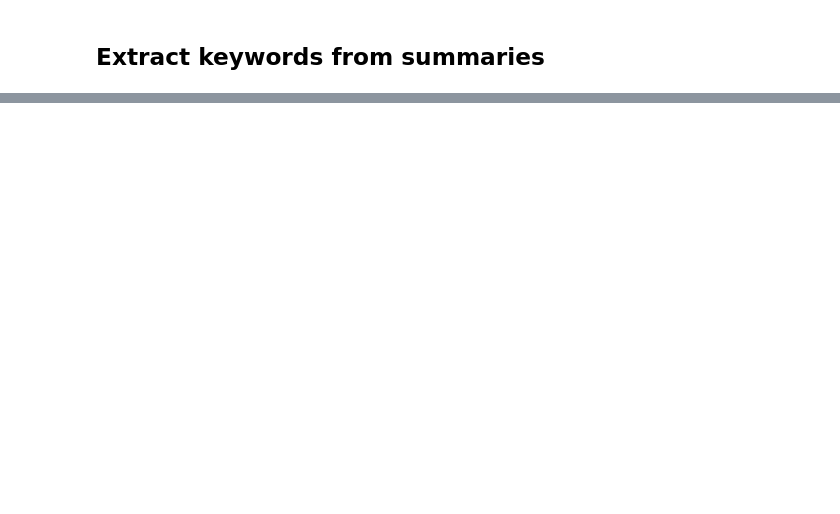
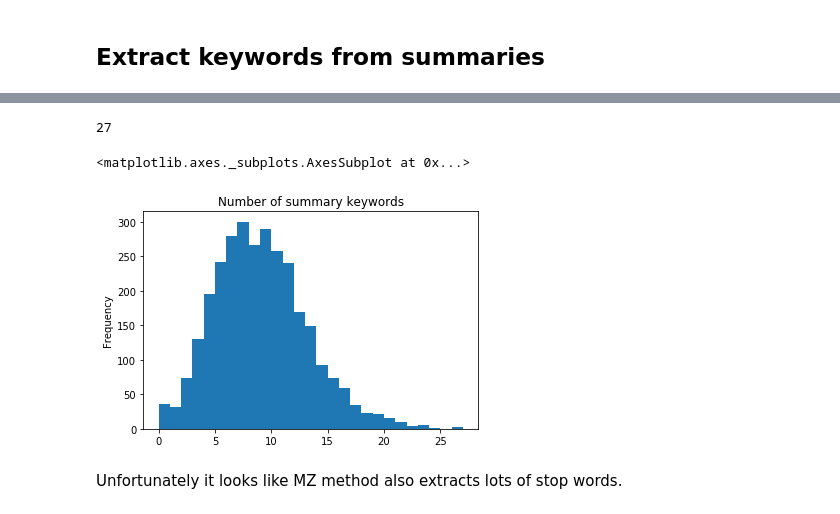
Before and after one commit to lambdaofgod/examples-counterexamples, a Jupyter notebook: notebooks/Arxiv Text Mining.ipynb, the cells around one changed output, grey strips where cells are left out. Cells and saved outputs as stored; diff of their text form; code cells hidden in the pictures; blank space fills up the shorter version.

```diff
--- a/notebooks/Arxiv Text Mining.ipynb
+++ b/notebooks/Arxiv Text Mining.ipynb
@@ -145,0 +176,4 @@ article_keyword_lengths.plot.hist(bins=article_keyword_lengths.max(), title='Num
+# %%
+%%time
+
+articles_df['mz_summary_keywords'] = pd.Series(list(map_parallel(extract_mz_keywords, articles_df['summary'])))
@@ -145,0 +183,11 @@ article_keyword_lengths.plot.hist(bins=article_keyword_lengths.max(), title='Num
+# %%
+articles_df['mz_summary_keywords'].apply(len).max()
+# %% [output]
+27
+# %%
+articles_df['mz_summary_keywords'].apply(len).plot.hist(bins=articles_df['mz_summary_keywords'].apply(len).max(), title='Number of summary keywords')
+# %% [output]
+<matplotlib.axes._subplots.AxesSubplot at 0x...>
+[figure, added]
+# %% [markdown]
+Unfortunately it looks like MZ method also extracts lots of stop words.
```
Also changed, not shown: parts of 11 cells of this notebook.
